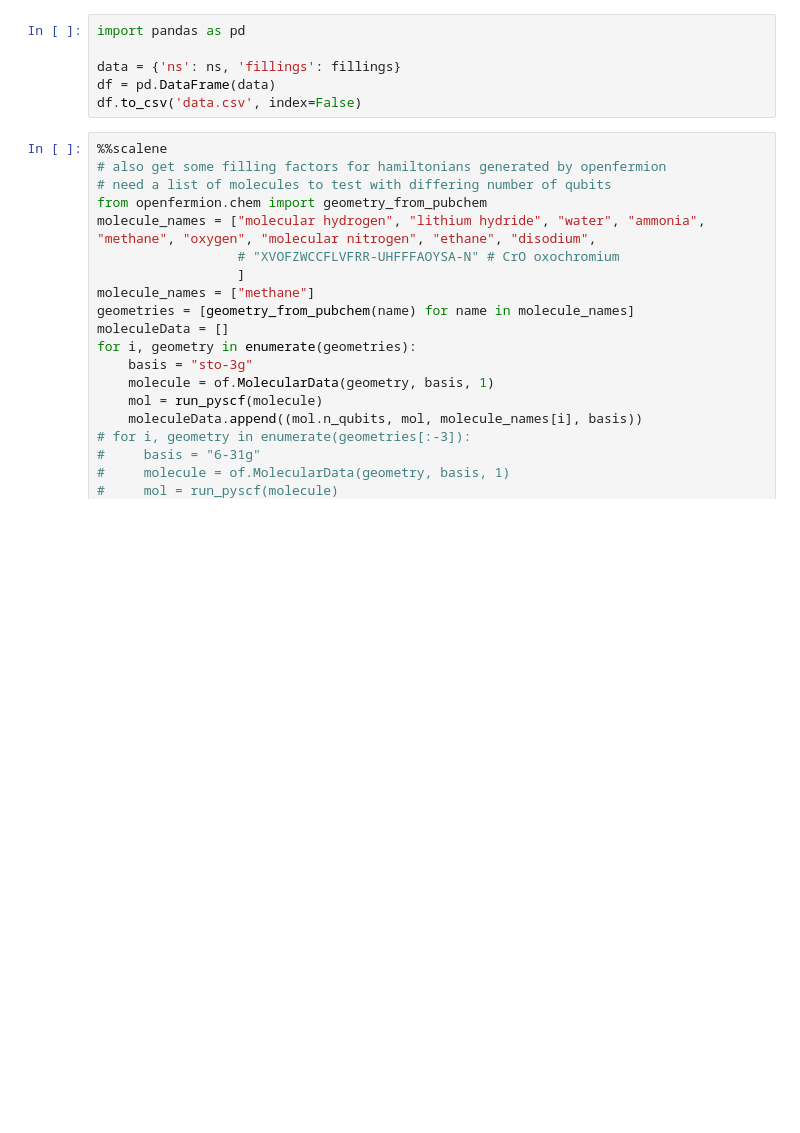
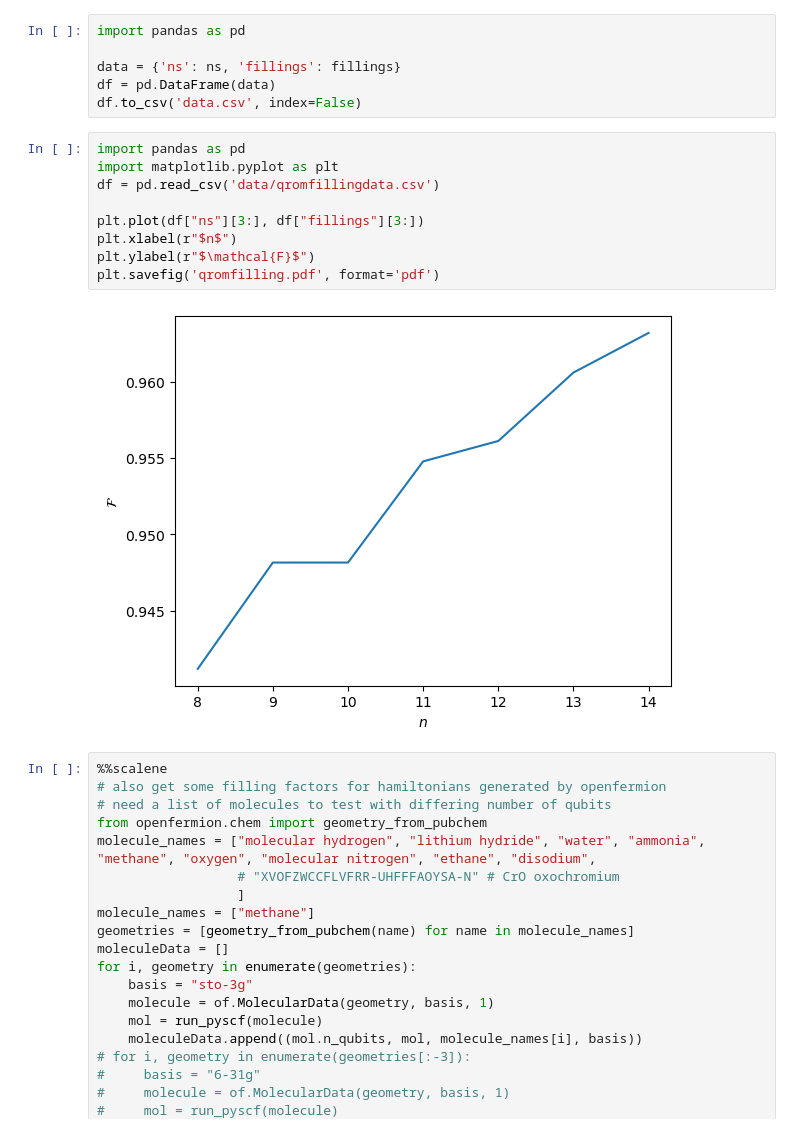
Before and after one commit to gboyd068/LCU_parallel, a Jupyter notebook: filling_factors.ipynb, the cells around one changed output. Drawn from its saved outputs; the diff is of its cells as text; blank space fills up the shorter version.

```diff
--- a/qrom_filling_factor.ipynb
+++ b/filling_factors.ipynb
@@ -64,6 +64,17 @@ import pandas as pd
 data = {'ns': ns, 'fillings': fillings}
 df = pd.DataFrame(data)
 df.to_csv('data.csv', index=False)
+# %%
+import pandas as pd
+import matplotlib.pyplot as plt
+df = pd.read_csv('data/qromfillingdata.csv')
+
+plt.plot(df["ns"][3:], df["fillings"][3:])
+plt.xlabel(r"$n$")
+plt.ylabel(r"$\mathcal{F}$")
+plt.savefig('qromfilling.pdf', format='pdf')
+# %% [output]
+[figure, added]
 # %%
 %%scalene
 # also get some filling factors for hamiltonians generated by openfermion
```
Also changed, not shown: 7 other files.
